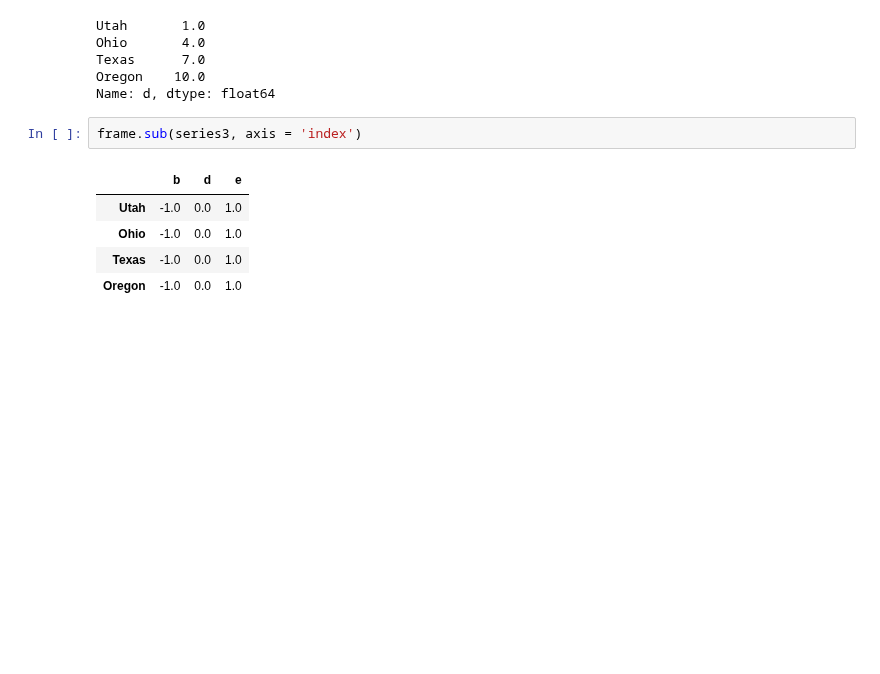
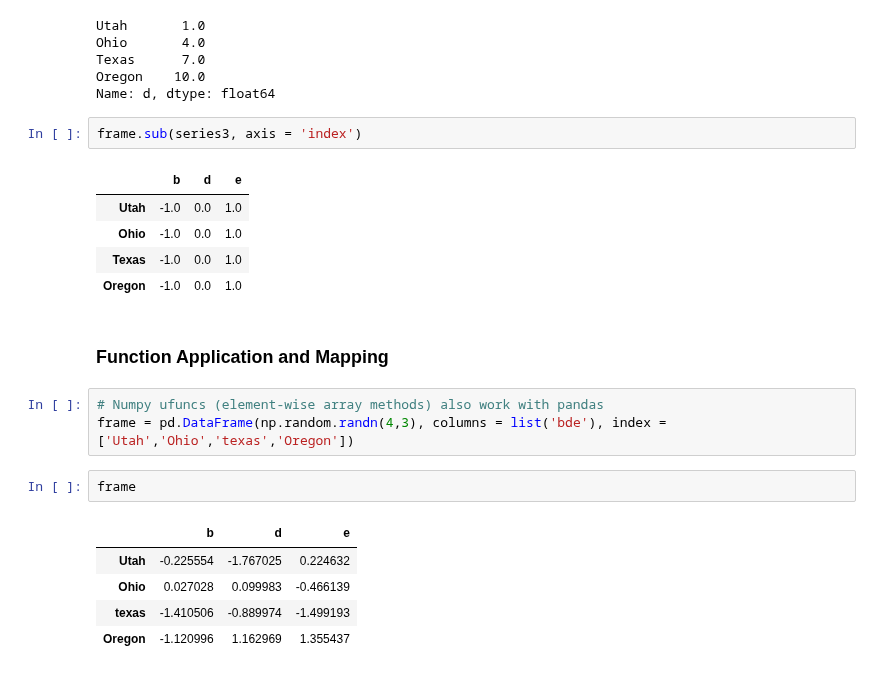
Before and after one commit to Asaduzzaman-Sheikh/data-science-journey, a Jupyter notebook: Week 6/Pandas.ipynb, the cells around one changed output. Drawn from its saved outputs; the diff is of its cells as text; blank space fills up the shorter version.

Commit message:
Work with the function application and mapping, sorting index and values

```diff
--- a/Week 6/Pandas.ipynb
+++ b/Week 6/Pandas.ipynb
@@ -1113,3 +868,16 @@ frame.sub(series3, axis = 'index')
 | Ohio | -1.0 | 0.0 | 1.0 |
 | Texas | -1.0 | 0.0 | 1.0 |
 | Oregon | -1.0 | 0.0 | 1.0 |
+# %% [markdown]
+### Function Application and Mapping
+# %%
+# Numpy ufuncs (element-wise array methods) also work with pandas
+frame = pd.DataFrame(np.random.randn(4,3), columns = list('bde'), index = ['Utah','Ohio','texas','Oregon'])
+# %%
+frame
+# %% [output]
+|  | b | d | e |
+| Utah | -0.225554 | -1.767025 | 0.224632 |
+| Ohio | 0.027028 | 0.099983 | -0.466139 |
+| texas | -1.410506 | -0.889974 | -1.499193 |
+| Oregon | -1.120996 | 1.162969 | 1.355437 |
```
Also changed, not shown: parts of 79 cells of this notebook.
